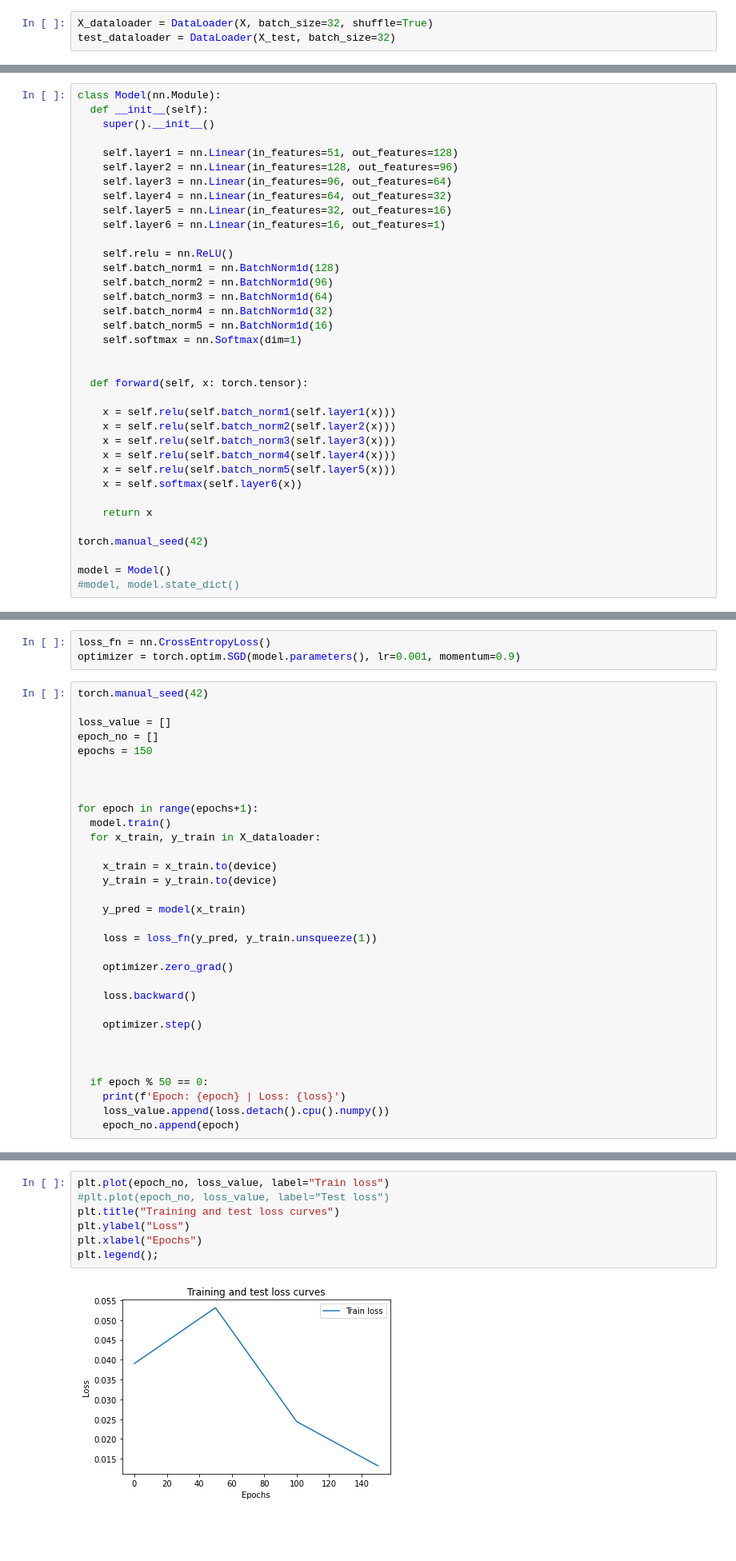
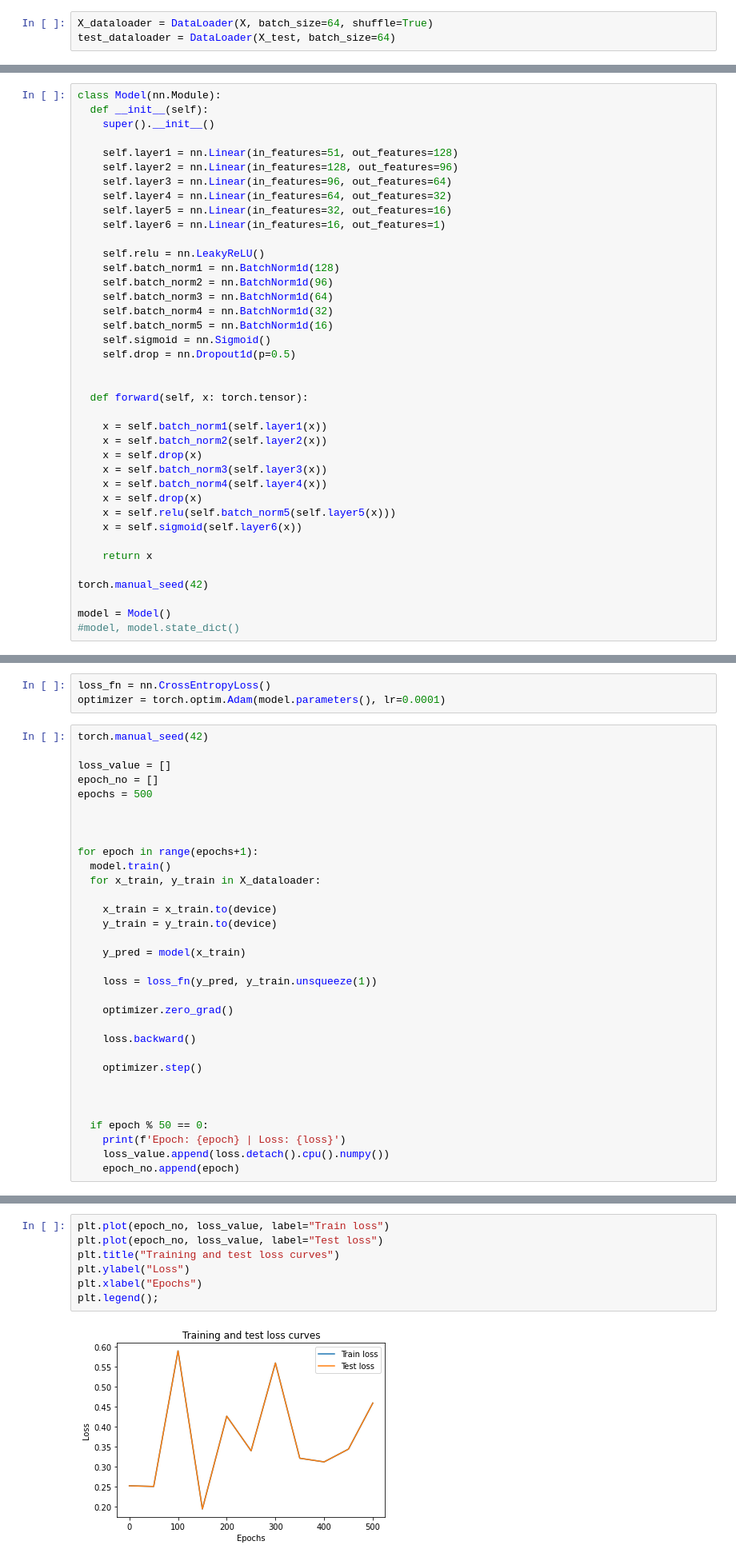
Before and after one commit to kashyap333/Playground_Series_Season_3-_Episode_3, a Jupyter notebook: Playground_Series_Season_3,_Episode_3.ipynb, the cells around one changed output, grey strips where cells are left out. Shown: that part at 80% size. Cells and saved outputs as stored; diff of their text form; blank space fills up the shorter version.

```diff
--- a/Playground_Series_Season_3,_Episode_3.ipynb
+++ b/Playground_Series_Season_3,_Episode_3.ipynb
@@ -89,8 +89,8 @@ X = train(X_train, y_train)
 # %%
 X_test = aug_test(X_test)
 # %%
-X_dataloader = DataLoader(X, batch_size=32, shuffle=True)
-test_dataloader = DataLoader(X_test, batch_size=32)
+X_dataloader = DataLoader(X, batch_size=64, shuffle=True)
+test_dataloader = DataLoader(X_test, batch_size=64)
 # %%
 data, label = next(iter(X_dataloader))
 data[0], label[0]
@@ -114,23 +114,26 @@ class Model(nn.Module):
     self.layer5 = nn.Linear(in_features=32, out_features=16)
     self.layer6 = nn.Linear(in_features=16, out_features=1)
 
-    self.relu = nn.ReLU()
+    self.relu = nn.LeakyReLU()
     self.batch_norm1 = nn.BatchNorm1d(128)
     self.batch_norm2 = nn.BatchNorm1d(96)
     self.batch_norm3 = nn.BatchNorm1d(64)
     self.batch_norm4 = nn.BatchNorm1d(32)
     self.batch_norm5 = nn.BatchNorm1d(16)
-    self.softmax = nn.Softmax(dim=1)
+    self.sigmoid = nn.Sigmoid()
+    self.drop = nn.Dropout1d(p=0.5)
 
 
   def forward(self, x: torch.tensor):
 
-    x = self.relu(self.batch_norm1(self.layer1(x)))
-    x = self.relu(self.batch_norm2(self.layer2(x)))
-    x = self.relu(self.batch_norm3(self.layer3(x)))
-    x = self.relu(self.batch_norm4(self.layer4(x)))
+    x = self.batch_norm1(self.layer1(x))
+    x = self.batch_norm2(self.layer2(x))
+    x = self.drop(x)
+    x = self.batch_norm3(self.layer3(x))
+    x = self.batch_norm4(self.layer4(x))
+    x = self.drop(x)
     x = self.relu(self.batch_norm5(self.layer5(x)))
-    x = self.softmax(self.layer6(x))
+    x = self.sigmoid(self.layer6(x))
 
     return x
 
@@ -145,13 +148,13 @@ next(model.parameters()).device
 device(type='cpu')
 # %%
 loss_fn = nn.CrossEntropyLoss()
-optimizer = torch.optim.SGD(model.parameters(), lr=0.001, momentum=0.9)
+optimizer = torch.optim.Adam(model.parameters(), lr=0.0001)
 # %%
 torch.manual_seed(42)
 
 loss_value = []
 epoch_no = []
-epochs = 150
+epochs = 500
 
 
 
@@ -186,12 +196,12 @@ Epoch: 150 | Loss: -0.0
 # %%
 plt.plot(epoch_no, loss_value, label="Train loss")
-#plt.plot(epoch_no, loss_value, label="Test loss")
+plt.plot(epoch_no, loss_value, label="Test loss")
 plt.title("Training and test loss curves")
 plt.ylabel("Loss")
 plt.xlabel("Epochs")
 plt.legend();
 # %% [output]
-[figure, old version]
+[figure, new version]
 # %%
 test_loss = []
 
```
Also changed, not shown: parts of 13 cells of this notebook.
